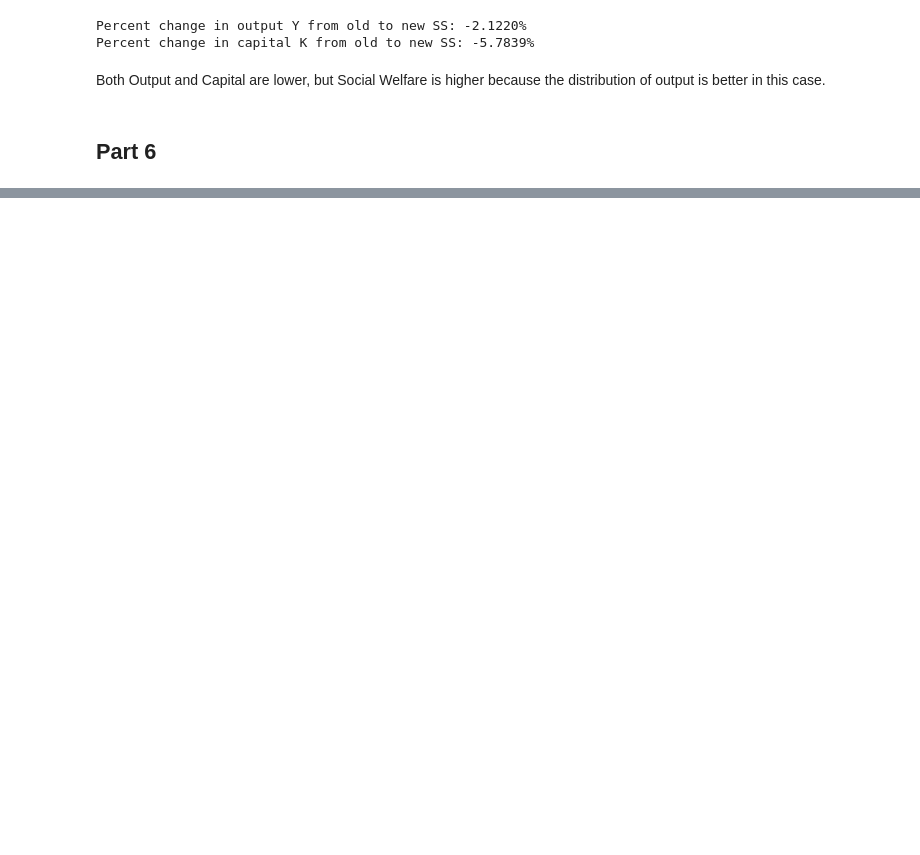
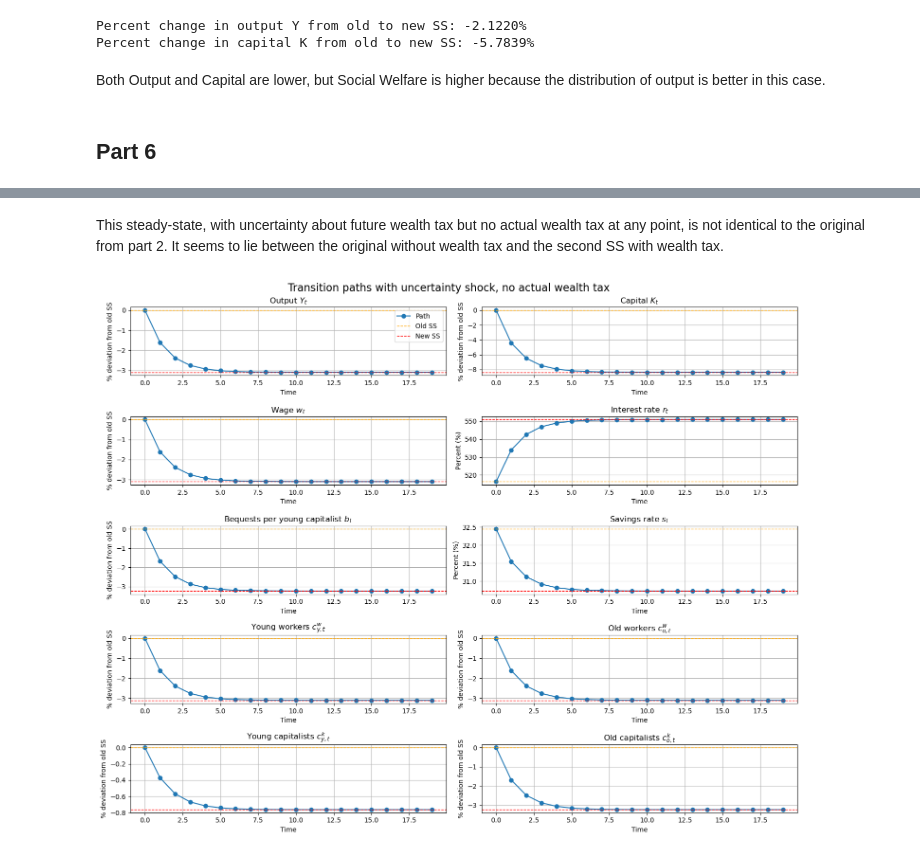
Before and after one commit to MHS17-NHH/FIE463-V26, a Jupyter notebook: assignments/term_paper_1_G34.ipynb, the cells around one changed output, grey strips where cells are left out. Saved outputs shown, nothing was run; the diff lists cells and outputs as text; code cells hidden in the pictures; blank space fills up the shorter version.

Commit message:
All parts done

```diff
--- a/assignments/term_paper_1_G34.ipynb
+++ b/assignments/term_paper_1_G34.ipynb
@@ -588,9 +675,10 @@ plot_SW_over_tau_grid(par, wealth_tax=True)
 # 3. Solve for SS with optimal tau_a, report %-change in Y and K from original SS without wealth tax
 eq_old = compute_steady_state(par, wealth_tax=False)
 
-# Update tau_a in parameters to optimal value
-par.tau_a = tau_a_opt
-eq_new = compute_steady_state(par, wealth_tax=True)
+# Separate parameters instance to not overwrite original tau_a with optimal tau_a
+par_opt_tau = Parameters()
+par_opt_tau.tau_a = tau_a_opt
+eq_new = compute_steady_state(par_opt_tau, wealth_tax=True)
 
 # Report %-change in Y and K
 pct_change_Y = 100 * (eq_new.Y - eq_old.Y) / eq_old.Y
@@ -606,0 +698,4 @@ Both Output and Capital are lower, but Social Welfare is higher because the dist
+# %%
+# 3. Compute new steady state with uncertainty about wealth tax
+eq_uncertain = compute_steady_state(par, wealth_tax=False, uncertainty=True)
+print_steady_state(eq_uncertain)
@@ -606,0 +722,10 @@ Both Output and Capital are lower, but Social Welfare is higher because the dist
+# %% [markdown]
+This steady-state, with uncertainty about future wealth tax but no actual wealth tax at any point, is not identical to the original from part 2. It seems to lie between the original without wealth tax and the second SS with wealth tax.
+# %%
+# Simulate and plot transition when uncertainty enters as a shock in period 0, but no actual wealth tax
+eq_old = compute_steady_state(par, wealth_tax=False, uncertainty=False)
+K0 = eq_old.K
+sim_uncertain = simulate_olg(K0, T=20, par=par, wealth_tax=False, uncertainty=True)
+plot_simulation(eq_old, sim_uncertain, eq_uncertain, wealth_tax=False, uncertainty=True)
+# %% [output]
+[figure, added]
```
Also changed, not shown: parts of 18 cells of this notebook.
